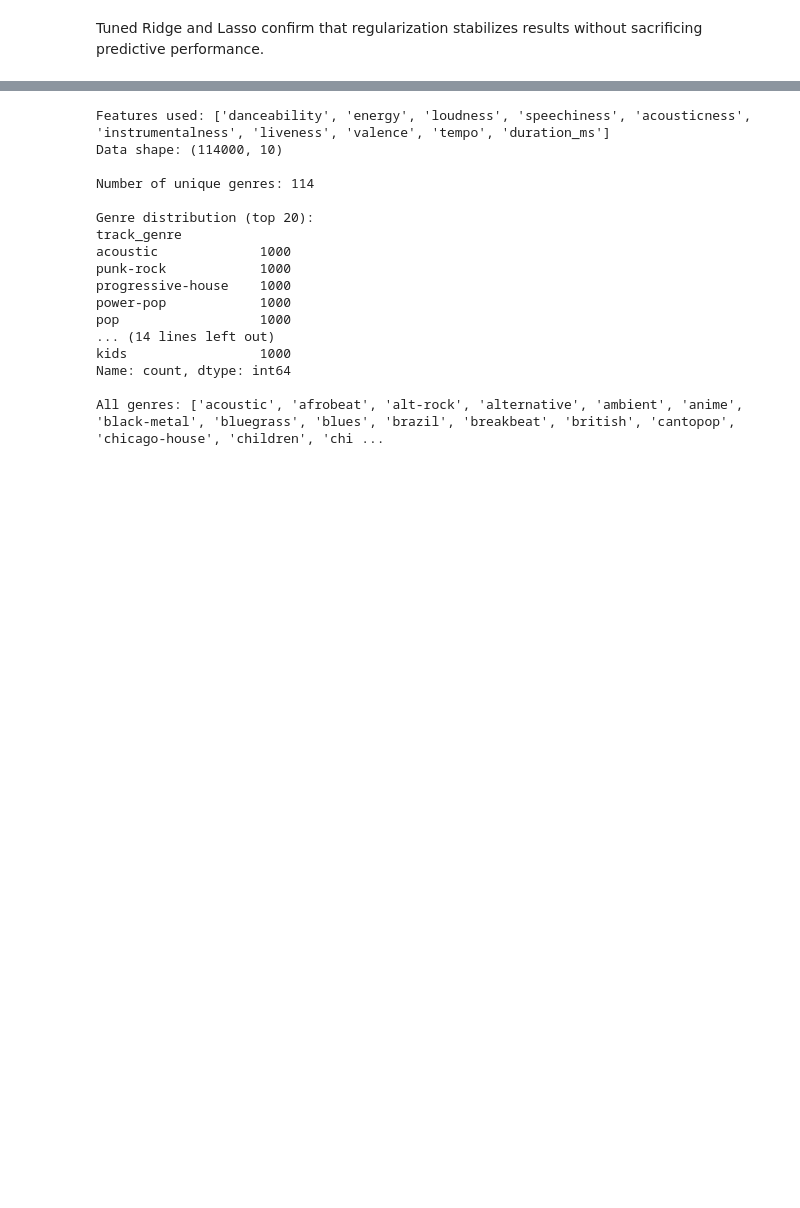
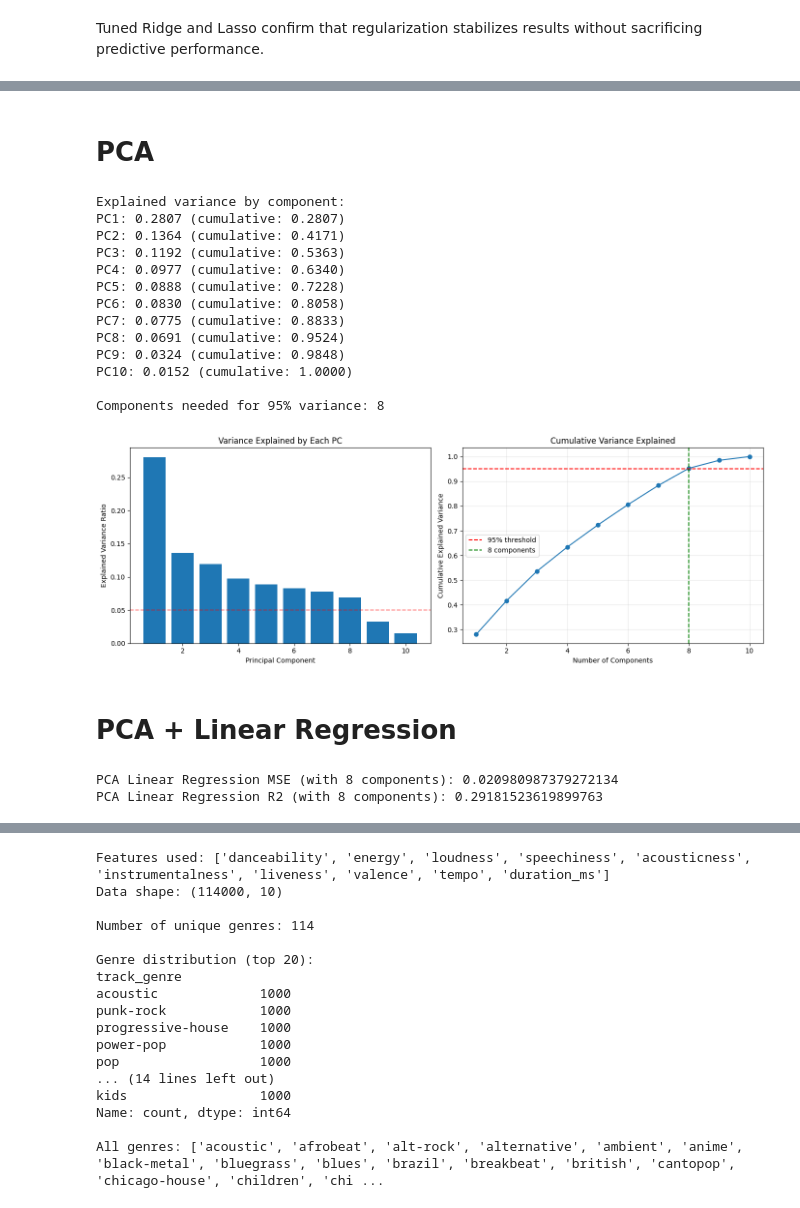
Before and after one commit to aryaninus123/spotify_project, a Jupyter notebook: CS_M148_Final_Project_Combined.ipynb, the cells around one changed output, grey strips where cells are left out. Drawn from its saved outputs; the diff is of its cells as text; code cells hidden in the pictures; blank space fills up the shorter version.

```diff
--- a/CS_M148_Final_Project_Combined.ipynb
+++ b/CS_M148_Final_Project_Combined.ipynb
@@ -1934,0 +1699,80 @@ Number of columns: 21
+# %% [markdown]
+# PCA
+# %%
+
+from sklearn.decomposition import PCA
+
+
+# Fit PCA to see explained variance
+pca_full = PCA()
+pca_full.fit(X_train_std)
+
+# Show variance explained by each component
+explained_var = pca_full.explained_variance_ratio_
+cumulative_var = np.cumsum(explained_var)
+
+print("Explained variance by component:")
+for i, (ev, cv) in enumerate(zip(explained_var[:10], cumulative_var[:10]), 1):
+    print(f"PC{i}: {ev:.4f} (cumulative: {cv:.4f})")
+
+# Find number of components for 95% variance
+n_components_95 = np.argmax(cumulative_var >= 0.95) + 1
+print(f"\nComponents needed for 95% variance: {n_components_95}")
+
+# Visualize explained variance
+import matplotlib.pyplot as plt
+
+fig, (ax1, ax2) = plt.subplots(1, 2, figsize=(14, 5))
+
+# Individual variance
+ax1.bar(range(1, len(explained_var) + 1), explained_var)
+ax1.set_xlabel('Principal Component')
+ax1.set_ylabel('Explained Variance Ratio')
+ax1.set_title('Variance Explained by Each PC')
+ax1.axhline(y=0.05, color='r', linestyle='--', alpha=0.5)
+
+# Cumulative variance
+ax2.plot(range(1, len(cumulative_var) + 1), cumulative_var, marker='o')
+ax2.axhline(y=0.95, color='r', linestyle='--', label='95% threshold')
+ax2.axvline(x=n_components_95, color='g', linestyle='--', label=f'{n_components_95} components')
+ax2.set_xlabel('Number of Components')
+ax2.set_ylabel('Cumulative Explained Variance')
+ax2.set_title('Cumulative Variance Explained')
+ax2.legend()
+ax2.grid(True, alpha=0.3)
+
+plt.tight_layout()
+plt.show()
+# %% [output]
+Explained variance by component:
+PC1: 0.2807 (cumulative: 0.2807)
+PC2: 0.1364 (cumulative: 0.4171)
+PC3: 0.1192 (cumulative: 0.5363)
+PC4: 0.0977 (cumulative: 0.6340)
+PC5: 0.0888 (cumulative: 0.7228)
+PC6: 0.0830 (cumulative: 0.8058)
+PC7: 0.0775 (cumulative: 0.8833)
+PC8: 0.0691 (cumulative: 0.9524)
+PC9: 0.0324 (cumulative: 0.9848)
+PC10: 0.0152 (cumulative: 1.0000)
+
+Components needed for 95% variance: 8
+[figure, added]
+# %% [markdown]
+# PCA + Linear Regression
+# %%
+# Use optimal number of components
+pca = PCA(n_components=n_components_95)
+X_train_pca = pca.fit_transform(X_train_std)
+X_test_pca = pca.transform(X_test_std)
+
+# Linear Regression on PCA components
+lr_pca = LinearRegression()
+lr_pca.fit(X_train_pca, y_train)
+pred_lr_pca = lr_pca.predict(X_test_pca)
+
+print(f"PCA Linear Regression MSE (with {n_components_95} components):", mean_squared_error(y_test, pred_lr_pca))
+print(f"PCA Linear Regression R2 (with {n_components_95} components):", r2_score(y_test, pred_lr_pca))
+# %% [output]
+PCA Linear Regression MSE (with 8 components): 0.020980987379272134
+PCA Linear Regression R2 (with 8 components): 0.29181523619899763
```
Also changed, not shown: parts of 91 cells of this notebook, 2 other files.
